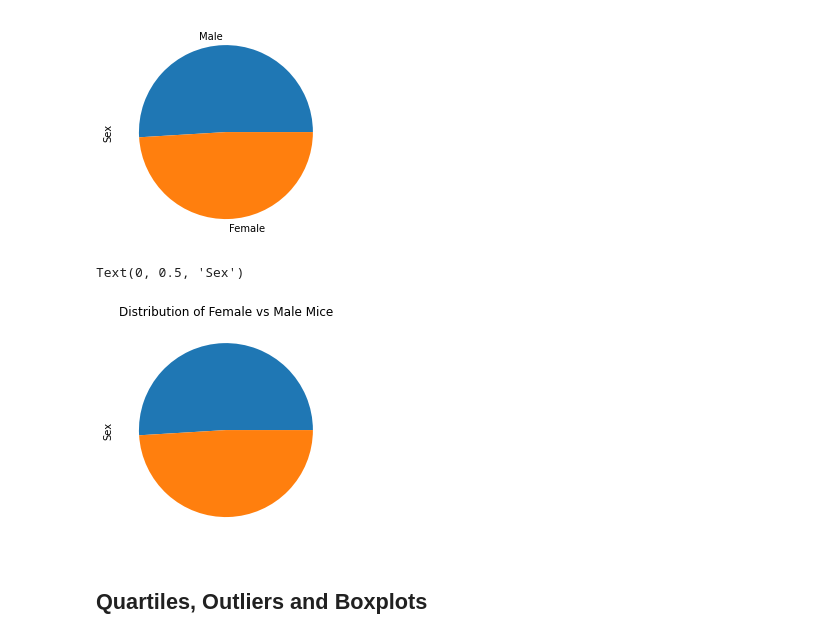
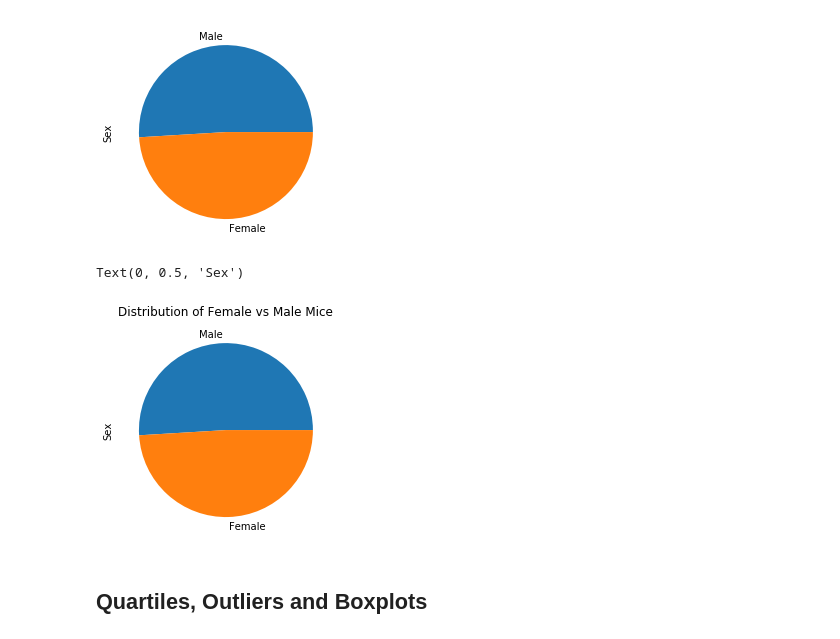
Before and after one commit to joelox87/matplotlib-challenge, a Jupyter notebook: pymaceuticals.ipynb, the cells around one changed output. Cells and saved outputs as stored; diff of their text form; code cells hidden in the pictures.

```diff
--- a/pymaceuticals.ipynb
+++ b/pymaceuticals.ipynb
@@ -12,8 +7,8 @@ import pandas as pd
 import scipy.stats as st
 
 # Study data files
-mouse_metadata_path = "/content/drive/MyDrive/Colab Notebooks/Joel/03 MatplotlibHW/Mouse_metadata.csv"
-study_results_path = "/content/drive/MyDrive/Colab Notebooks/Joel/03 MatplotlibHW/Study_results.csv"
+mouse_metadata_path = "Mouse_metadata.csv"
+study_results_path = "Study_results.csv"
 
 # Read the mouse data and the study results
 mouse_metadata = pd.read_csv(mouse_metadata_path)
@@ -191,13 +187,13 @@ distribution.plot.pie()
 # %%
 # Generate a pie plot showing the distribution of female versus male mice using pyplot
 
 ## Generate and display pie plot
-plt.pie(distribution)
+plt.pie(distribution, labels = ["Male","Female"])
 plt.title("Distribution of Female vs Male Mice")
 plt.ylabel("Sex")
 # %% [output]
 Text(0, 0.5, 'Sex')
-[figure, old version]
+[figure, new version]
 # %% [markdown]
 ## Quartiles, Outliers and Boxplots
 # %%
```
Also changed, not shown: parts of 9 cells of this notebook.
